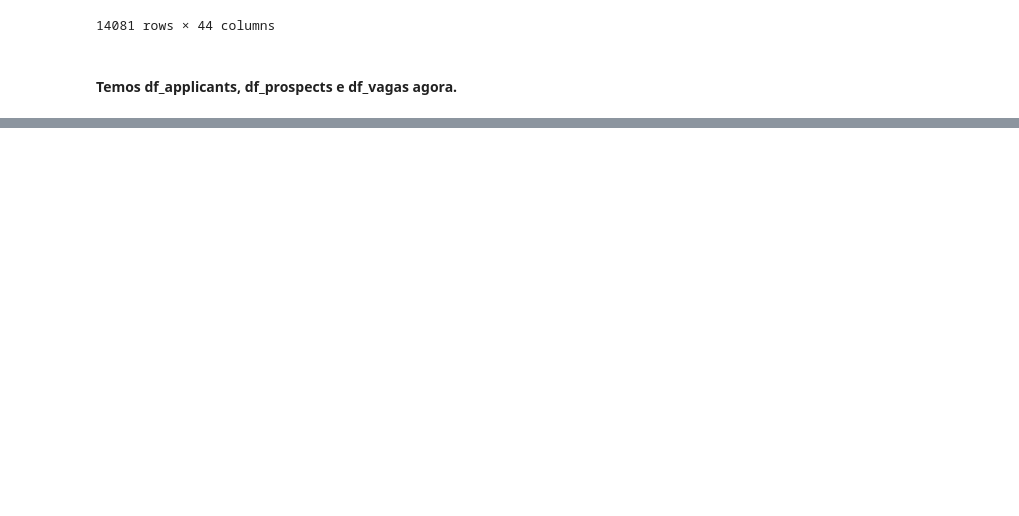
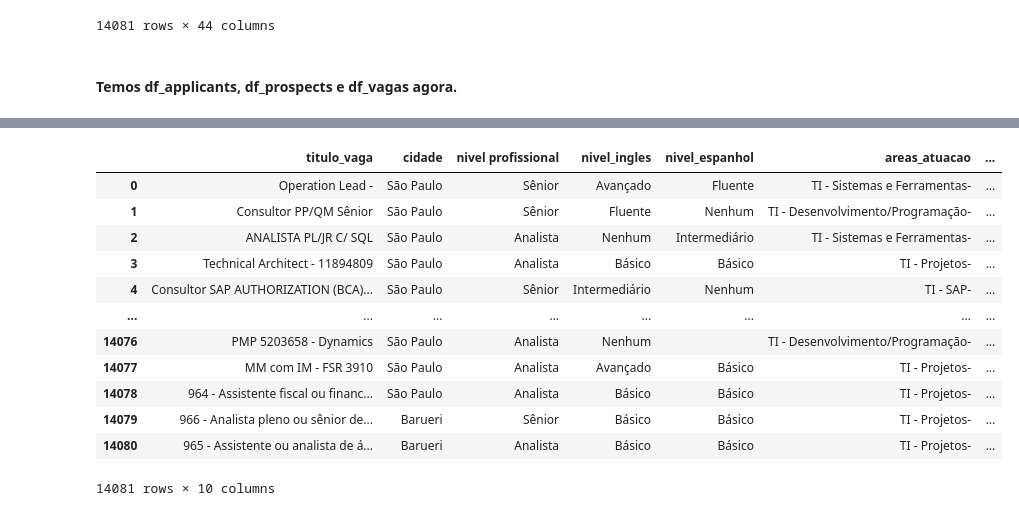
Before and after one commit to fcoalcantarajr/projeto-datathon-fiap, a Jupyter notebook: analysis.ipynb, the cells around one changed output, grey strips where cells are left out. Cells and saved outputs as stored; diff of their text form; code cells hidden in the pictures; blank space fills up the shorter version.

```diff
--- a/analysis.ipynb
+++ b/analysis.ipynb
@@ -173,0 +201,17 @@ df_vagas
+# %%
+df_vagas_filtered = df_vagas[['titulo_vaga','cidade','nivel profissional','nivel_ingles','nivel_espanhol','areas_atuacao','principais_atividades','competencia_tecnicas_e_comportamentais','demais_observacoes','habilidades_comportamentais_necessarias']]
+df_vagas_filtered
+# %% [output]
+|  | titulo_vaga | cidade | nivel profissional | nivel_ingles | nivel_espanhol | areas_atuacao | ... |
+| 0 | Operation Lead - | São Paulo | Sênior | Avançado | Fluente | TI - Sistemas e Ferramentas- | ... |
+| 1 | Consultor PP/QM Sênior | São Paulo | Sênior | Fluente | Nenhum | TI - Desenvolvimento/Programação- | ... |
+| 2 | ANALISTA PL/JR C/ SQL | São Paulo | Analista | Nenhum | Intermediário | TI - Sistemas e Ferramentas- | ... |
+| 3 | Technical Architect - 11894809 | São Paulo | Analista | Básico | Básico | TI - Projetos- | ... |
+| 4 | Consultor SAP AUTHORIZATION (BCA)... | São Paulo | Sênior | Intermediário | Nenhum | TI - SAP- | ... |
+| ... | ... | ... | ... | ... | ... | ... | ... |
+| 14076 | PMP 5203658 - Dynamics | São Paulo | Analista | Nenhum |  | TI - Desenvolvimento/Programação- | ... |
+| 14077 | MM com IM - FSR 3910 | São Paulo | Analista | Avançado | Básico | TI - Projetos- | ... |
+| 14078 | 964 - Assistente fiscal ou financ... | São Paulo | Analista | Básico | Básico | TI - Projetos- | ... |
+| 14079 | 966 - Analista pleno ou sênior de... | Barueri | Sênior | Básico | Básico | TI - Projetos- | ... |
+| 14080 | 965 - Assistente ou analista de á... | Barueri | Analista | Básico | Básico | TI - Projetos- | ... |
+14081 rows × 10 columns
```
Also changed, not shown: parts of 10 cells of this notebook.
